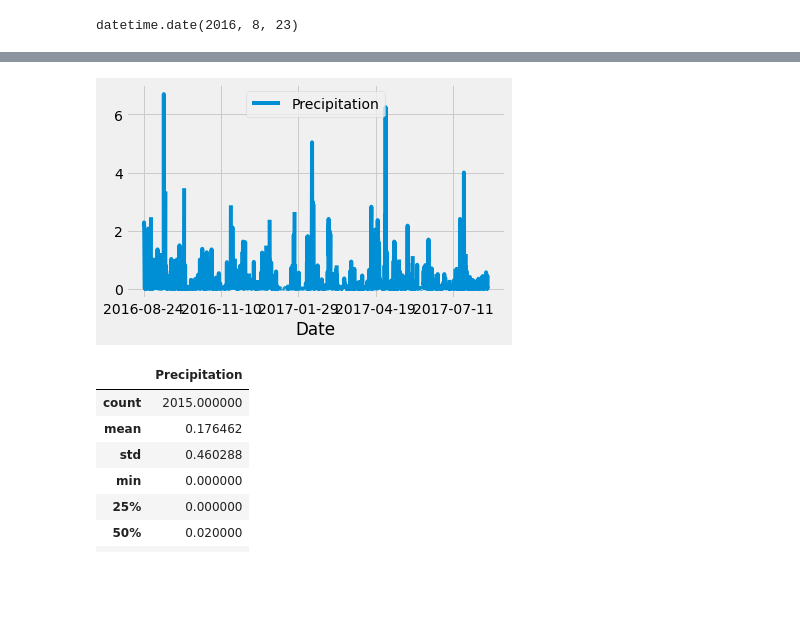
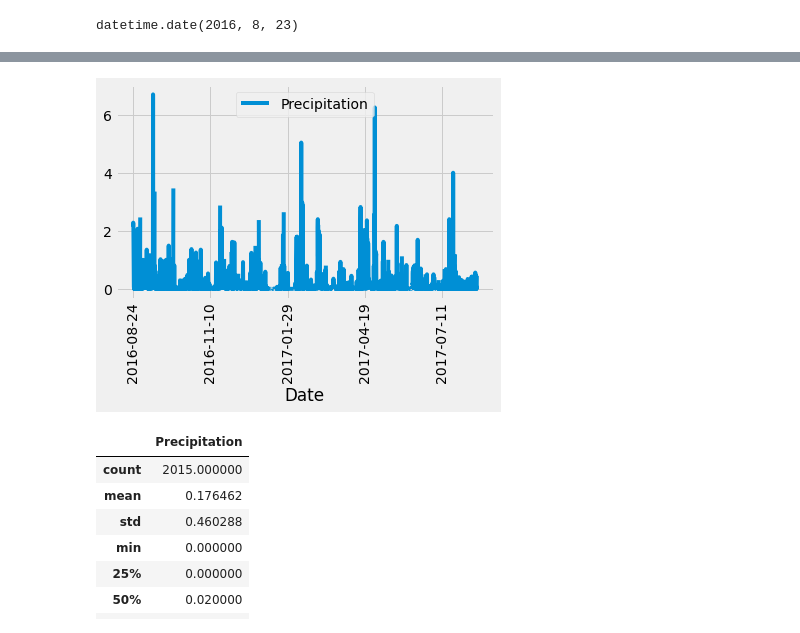
Before and after one commit to CMDenys/sqlalchemy-climate-analysis, a Jupyter notebook: climate_complete.ipynb, the cells around one changed output, grey strips where cells are left out. Drawn from its saved outputs; the diff is of its cells as text; code cells hidden in the pictures; blank space fills up the shorter version.

```diff
--- a/climate_complete.ipynb
+++ b/climate_complete.ipynb
@@ -115,13 +114,14 @@ print(results)
 # %%
-#reformat
+
 
 df = pd.DataFrame(results, columns=["Date", "Precipitation"])
 df = df.sort_values("Date")
 df.plot(x = "Date", y = "Precipitation")
 plt.tight_layout()
+plt.xticks(rotation=90)
 plt.show()
 # %% [output]
-[figure, old version]
+[figure, new version]
 # %%
 #only runs for numeric columns
 # Use Pandas to calcualt the summary statistics for the precipitation data
```
Also changed, not shown: parts of 7 cells of this notebook, 2 other files.
